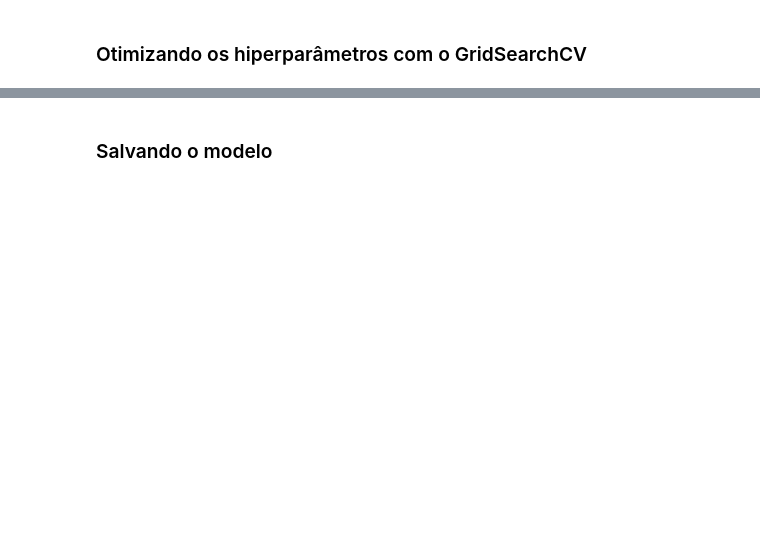
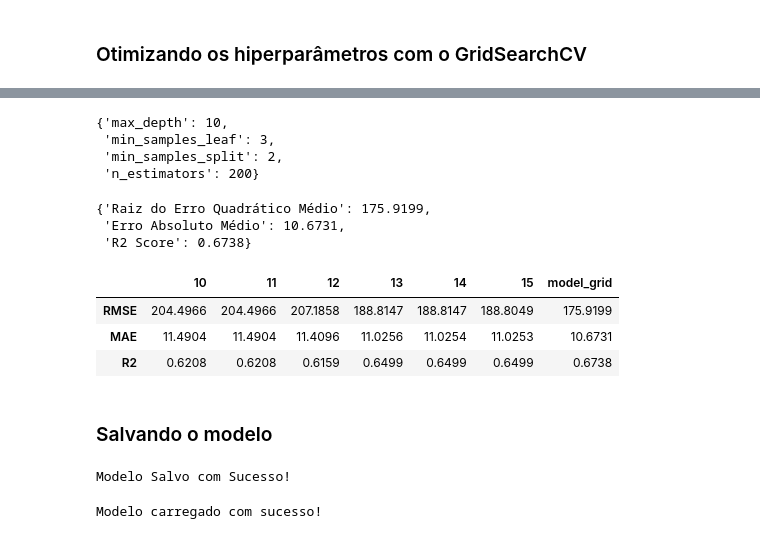
Before and after one commit to TheGabrielVieira/ia-prevendo-atrasos-de-voos, a Jupyter notebook: modelo_atraso_voo.ipynb, the cells around one changed output, grey strips where cells are left out. Cells and saved outputs as stored; diff of their text form; code cells hidden in the pictures; blank space fills up the shorter version.

```diff
--- a/modelo_atraso_voo.ipynb
+++ b/modelo_atraso_voo.ipynb
@@ -438,2 +526,20 @@ R2 Média: 0.638, Std: 0.0082
+# %%
+X_train, X_test, y_train, y_test = train_test_split(X_selected_features, y, random_state=42)
 # %% [markdown]
 ### Otimizando os hiperparâmetros com o GridSearchCV
+# %%
+param_grid = {
+    'max_depth': [5, 10, 15],
+    'min_samples_leaf': [1, 2, 3],
+    'min_samples_split': [2, 4, 6],
+    'n_estimators': [100, 150, 200]
+}
+# %%
+from sklearn.model_selection import GridSearchCV
+
+cv = KFold(n_splits=5, shuffle=True, random_state=42)
+
+model_grid = GridSearchCV(RandomForestRegressor(random_state=42), param_grid=param_grid,
+             scoring='r2', cv=cv)
+
+model_grid.fit(X_train, y_train)
@@ -440,2 +554,26 @@ R2 Média: 0.638, Std: 0.0082
+# %%
+model_grid.best_params_
+# %% [output]
+{'max_depth': 10,
+ 'min_samples_leaf': 3,
+ 'min_samples_split': 2,
+ 'n_estimators': 200}
+# %%
+y_pred_model_grid = model_grid.predict(X_test)
+
+metricas_model_grid = calcular_metricas_regressao(y_test, y_pred_model_grid)
+metricas_model_grid
+# %% [output]
+{'Raiz do Erro Quadrático Médio': 175.9199,
+ 'Erro Absoluto Médio': 10.6731,
+ 'R2 Score': 0.6738}
+# %%
+results_df['model_grid'] = list(metricas_model_grid.values())
+results_df
+# %% [output]
+|  | 10 | 11 | 12 | 13 | 14 | 15 | model_grid |
+| RMSE | 204.4966 | 204.4966 | 207.1858 | 188.8147 | 188.8147 | 188.8049 | 175.9199 |
+| MAE | 11.4904 | 11.4904 | 11.4096 | 11.0256 | 11.0254 | 11.0253 | 10.6731 |
+| R2 | 0.6208 | 0.6208 | 0.6159 | 0.6499 | 0.6499 | 0.6499 | 0.6738 |
 # %% [markdown]
 ### Salvando o modelo
@@ -441,0 +582,9 @@ R2 Média: 0.638, Std: 0.0082
+# %%
+try:
+    with open('modelo_producao.pkl', 'wb') as file:
+        pickle.dump(model_grid.best_estimator_, file)
+    print('Modelo Salvo com Sucesso!')
+except Exception as e:
+    print('Erro ao Salvar o modelo', str(e))
+# %% [output]
+Modelo Salvo com Sucesso!
@@ -441,0 +593,11 @@ R2 Média: 0.638, Std: 0.0082
+# %%
+file_path = 'modelo_producao.pkl'
+
+try:
+    with open(file_path, 'rb') as file:
+        model = pickle.load(file)
+    print("Modelo carregado com sucesso!")
+except Exception as e:
+    print("Ocorreu um erro ao carregar o modelo:", str(e))
+# %% [output]
+Modelo carregado com sucesso!
```
Also changed, not shown: parts of 15 cells of this notebook, 1 other file.
